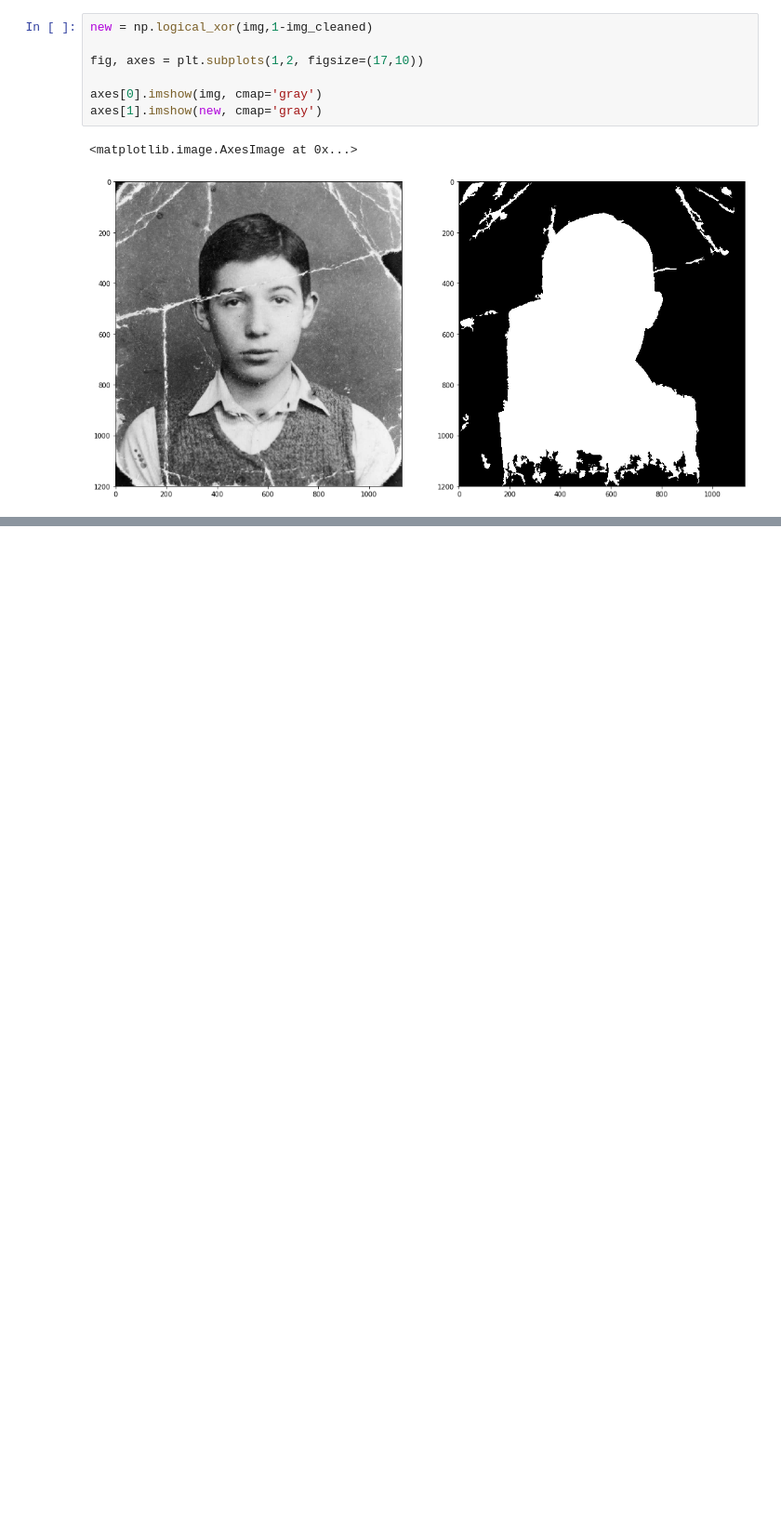
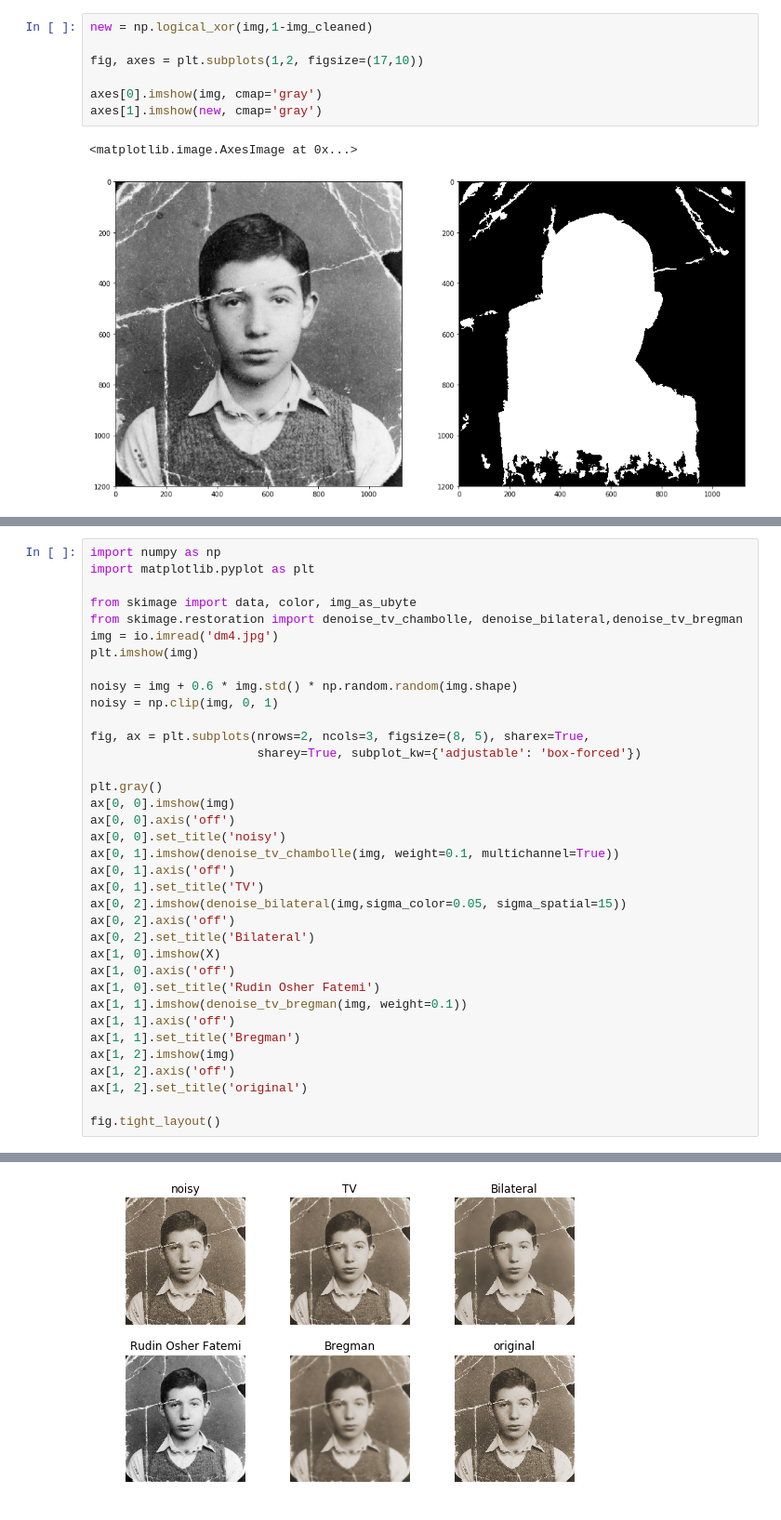
Before and after one commit to rahulrzende/Restoration-and-colorization-of-grayscale-memories-using-CNNs, a Jupyter notebook: Image restoration.ipynb, the cells around one changed output, grey strips where cells are left out. Shown at 93% size. Saved outputs shown, nothing was run; the diff lists cells and outputs as text; blank space fills up the shorter version.

```diff
--- a/Image restoration.ipynb
+++ b/Image restoration.ipynb
@@ -94,0 +270,37 @@ axes[1].imshow(new, cmap='gray')
+# %%
+import numpy as np
+import matplotlib.pyplot as plt
+
+from skimage import data, color, img_as_ubyte
+from skimage.restoration import denoise_tv_chambolle, denoise_bilateral,denoise_tv_bregman
+img = io.imread('dm4.jpg')
+plt.imshow(img)
+
+noisy = img + 0.6 * img.std() * np.random.random(img.shape)
+noisy = np.clip(img, 0, 1)
+
+fig, ax = plt.subplots(nrows=2, ncols=3, figsize=(8, 5), sharex=True,
+                       sharey=True, subplot_kw={'adjustable': 'box-forced'})
+
+plt.gray()
+ax[0, 0].imshow(img)
+ax[0, 0].axis('off')
+ax[0, 0].set_title('noisy')
+ax[0, 1].imshow(denoise_tv_chambolle(img, weight=0.1, multichannel=True))
+ax[0, 1].axis('off')
+ax[0, 1].set_title('TV')
+ax[0, 2].imshow(denoise_bilateral(img,sigma_color=0.05, sigma_spatial=15))
+ax[0, 2].axis('off')
+ax[0, 2].set_title('Bilateral')
+ax[1, 0].imshow(X)
+ax[1, 0].axis('off')
+ax[1, 0].set_title('Rudin Osher Fatemi')
+ax[1, 1].imshow(denoise_tv_bregman(img, weight=0.1))
+ax[1, 1].axis('off')
+ax[1, 1].set_title('Bregman')
+ax[1, 2].imshow(img)
+ax[1, 2].axis('off')
+ax[1, 2].set_title('original')
+
+fig.tight_layout()
+# %% [output]
@@ -94,0 +308 @@ axes[1].imshow(new, cmap='gray')
+[figure, added]
```
Also changed, not shown: parts of 12 cells of this notebook.
